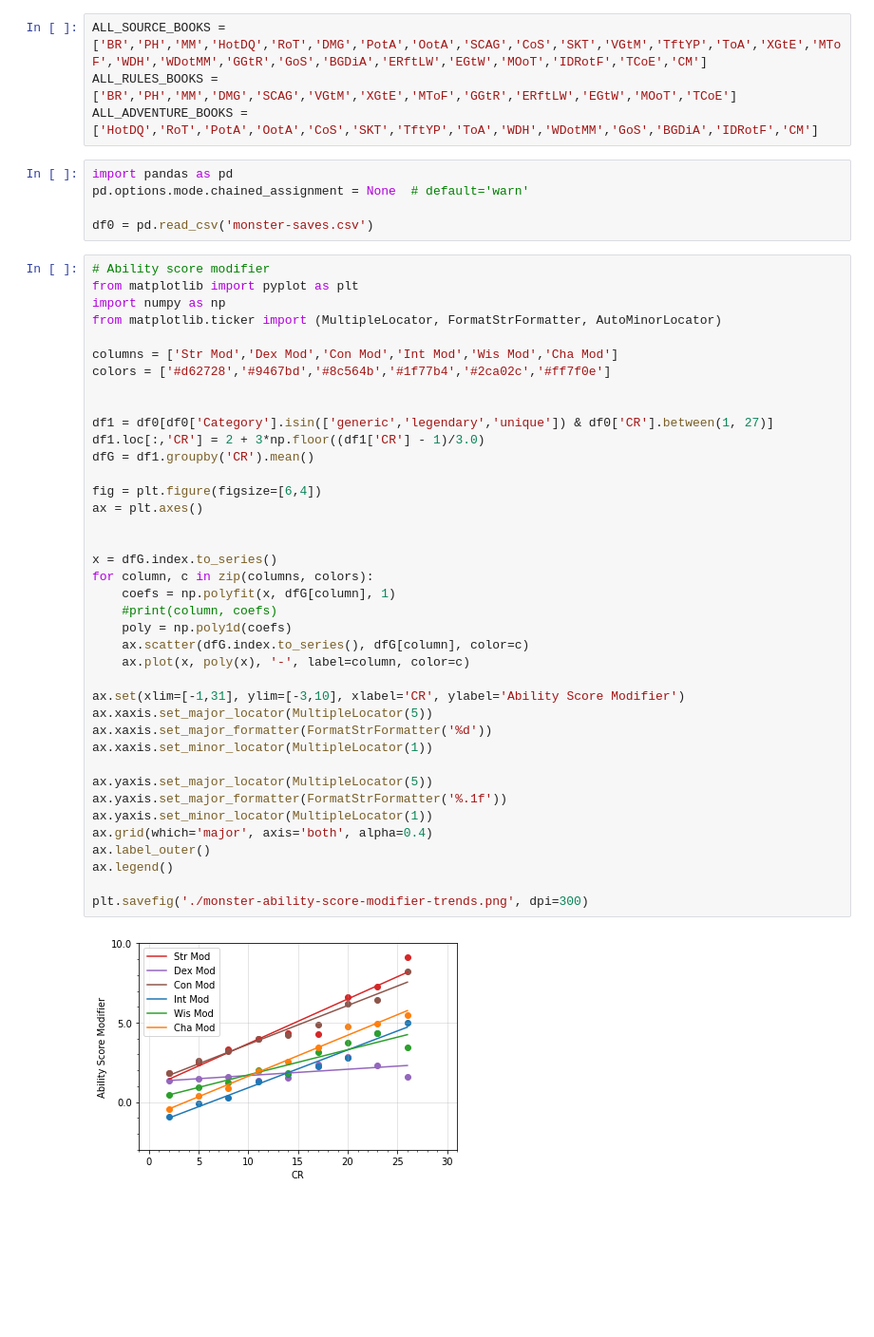
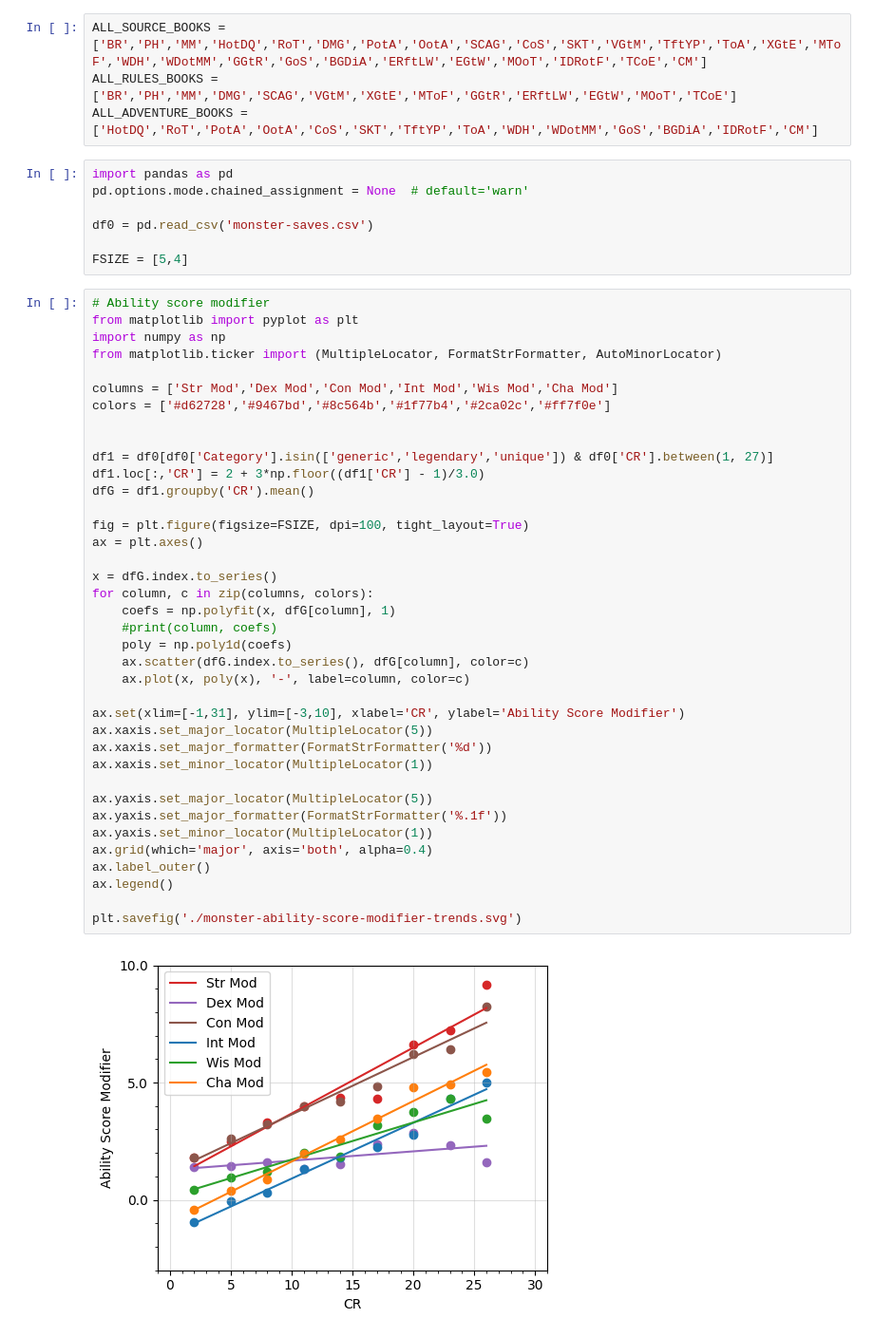
Before and after one commit to tomedunn/the-finished-book, a Jupyter notebook: _monsters/monster-saving-throws/monster-saving-throws-analysis.ipynb, the cells around one changed output. Shown at 95% size. Saved outputs shown, nothing was run; the diff lists cells and outputs as text; blank space fills up the shorter version.

```diff
--- a/_monsters/monster-saving-throws/monster-saving-throws-analysis.ipynb
+++ b/_monsters/monster-saving-throws/monster-saving-throws-analysis.ipynb
@@ -7,6 +7,8 @@ import pandas as pd
 pd.options.mode.chained_assignment = None  # default='warn'
 
 df0 = pd.read_csv('monster-saves.csv')
+
+FSIZE = [5,4]
 # %%
 # Ability score modifier
 from matplotlib import pyplot as plt
@@ -17,37 +19,36 @@ columns = ['Str Mod','Dex Mod','Con Mod','Int Mod','Wis Mod','Cha Mod']
 colors = ['#d62728','#9467bd','#8c564b','#1f77b4','#2ca02c','#ff7f0e']
 
 
 df1 = df0[df0['Category'].isin(['generic','legendary','unique']) & df0['CR'].between(1, 27)]
 df1.loc[:,'CR'] = 2 + 3*np.floor((df1['CR'] - 1)/3.0)
 dfG = df1.groupby('CR').mean()
 
-fig = plt.figure(figsize=[6,4])
+fig = plt.figure(figsize=FSIZE, dpi=100, tight_layout=True)
 ax = plt.axes()
-
 
 x = dfG.index.to_series()
 for column, c in zip(columns, colors):
     coefs = np.polyfit(x, dfG[column], 1)
     #print(column, coefs)
     poly = np.poly1d(coefs)
     ax.scatter(dfG.index.to_series(), dfG[column], color=c)
     ax.plot(x, poly(x), '-', label=column, color=c)
 
 ax.set(xlim=[-1,31], ylim=[-3,10], xlabel='CR', ylabel='Ability Score Modifier')
 ax.xaxis.set_major_locator(MultipleLocator(5))
 ax.xaxis.set_major_formatter(FormatStrFormatter('%d'))
 ax.xaxis.set_minor_locator(MultipleLocator(1))
 
 ax.yaxis.set_major_locator(MultipleLocator(5))
 ax.yaxis.set_major_formatter(FormatStrFormatter('%.1f'))
 ax.yaxis.set_minor_locator(MultipleLocator(1))
 ax.grid(which='major', axis='both', alpha=0.4)
 ax.label_outer()
 ax.legend()
 
-plt.savefig('./monster-ability-score-modifier-trends.png', dpi=300)
+plt.savefig('./monster-ability-score-modifier-trends.svg')
 # %% [output]
-[figure, old version]
+[figure, new version]
 # %%
 # Saving throw modifier
 from matplotlib import pyplot as plt
```
Also changed, not shown: parts of 5 cells of this notebook, 18 other files.
